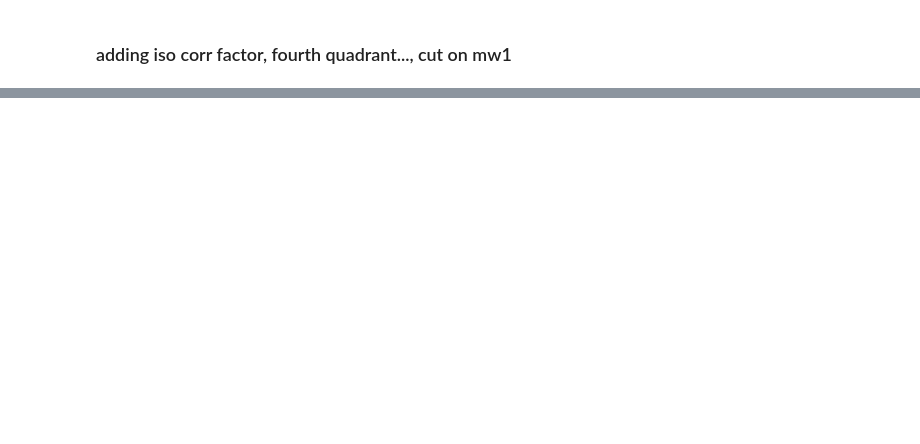
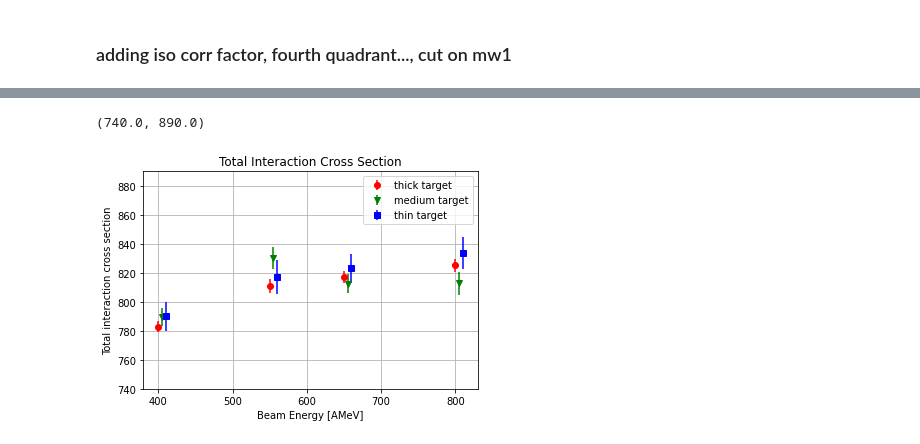
Before and after one commit to jenegger/r3bweek24_gsi, a Jupyter notebook: twim_eff_mw1_2.ipynb, the cells around one changed output, grey strips where cells are left out. Cells and saved outputs as stored; diff of their text form; code cells hidden in the pictures; blank space fills up the shorter version.

Commit message:
now in twim_eff_mw1_2 also full stat. uncert. + best total cross section

```diff
--- a/twim_eff_mw1_2.ipynb
+++ b/twim_eff_mw1_2.ipynb
@@ -386,0 +600,13 @@ total error      6.771519019212099
+# %%
+test_cc = 'numbers/comb_gauss2d_border.txt'
+#filename_geo_corr = "orig_geo_corr_factor.txt"
+filename_geo_corr = "total_eff_twim.txt"
+#filename_iso_cs = "with_tot_iso_corr_fourth_quadrant.txt"
+#filename_iso_cs = "strict_cut_quad4.txt" ## hoepfully better fitting...
+#filename_iso_cs = "super_fine_tuned_fourth_quad.txt" ##super fine tuned
+filename_iso_cs = "fine_tune_tj.txt" ##another fine tune
+
+
+total_cs_thin, full_error_val_thin = stat_errors_total(test_cc,filename_iso_cs,filename_geo_corr, "thin")
+total_cs_medium, full_error_val_medium = stat_errors_total(test_cc,filename_iso_cs,filename_geo_corr, "medium")
+total_cs_thick, full_error_val_thick = stat_errors_total(test_cc,filename_iso_cs,filename_geo_corr, "thick")
@@ -386,0 +631,21 @@ total error      6.771519019212099
+# %%
+fig, ax = plt.subplots()
+#fig.tight_layout()
+energy = [400,550,650,800]
+ax.errorbar(energy,total_cs_thick,yerr=full_error_val_thick,label="thick target",color='red',marker="o",fmt="o")
+
+energy = [405,555,655,805]
+ax.errorbar(energy,total_cs_medium,yerr=full_error_val_medium,label="medium target",color='green',marker="v",fmt="o")
+
+energy = [410,560,660,810]
+ax.errorbar(energy,total_cs_thin,yerr=full_error_val_thin,label="thin target",color='blue',marker="s",fmt="o")
+
+ax.legend()
+ax.grid()
+ax.set_xlabel("Beam Energy [AMeV]")
+ax.set_ylabel("Total interaction cross section")
+ax.set_title("Total Interaction Cross Section")
+ax.set_ylim(740,890)
+# %% [output]
+(740.0, 890.0)
+[figure, added]
```
Also changed, not shown: parts of 14 cells of this notebook, 22 other files.
